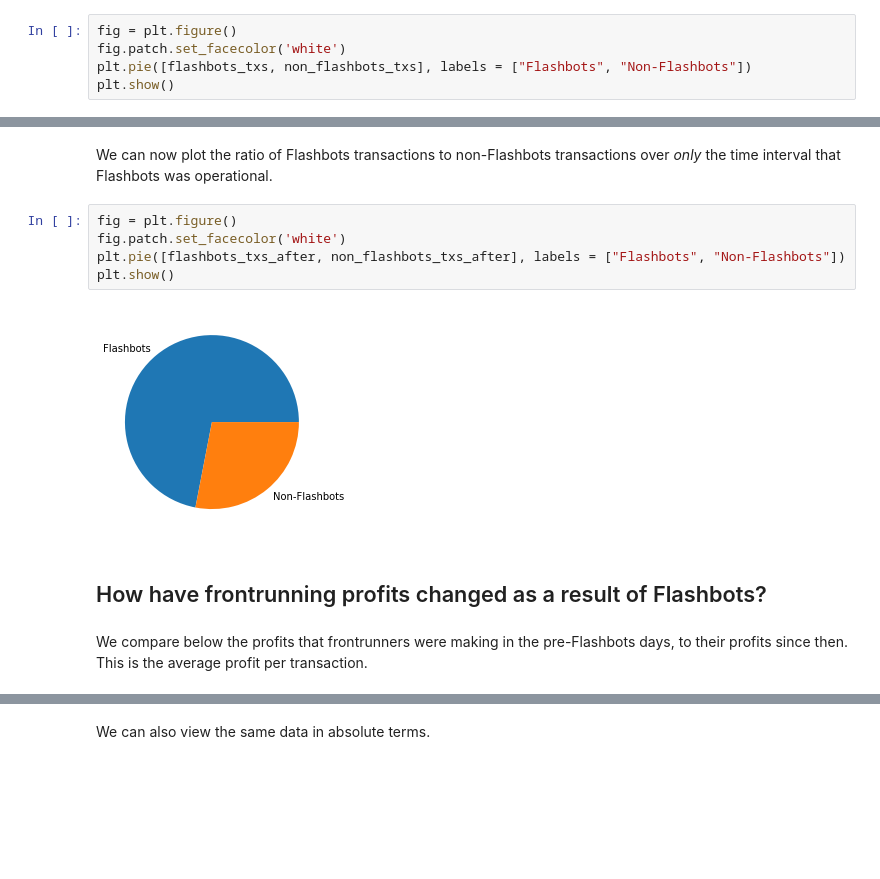
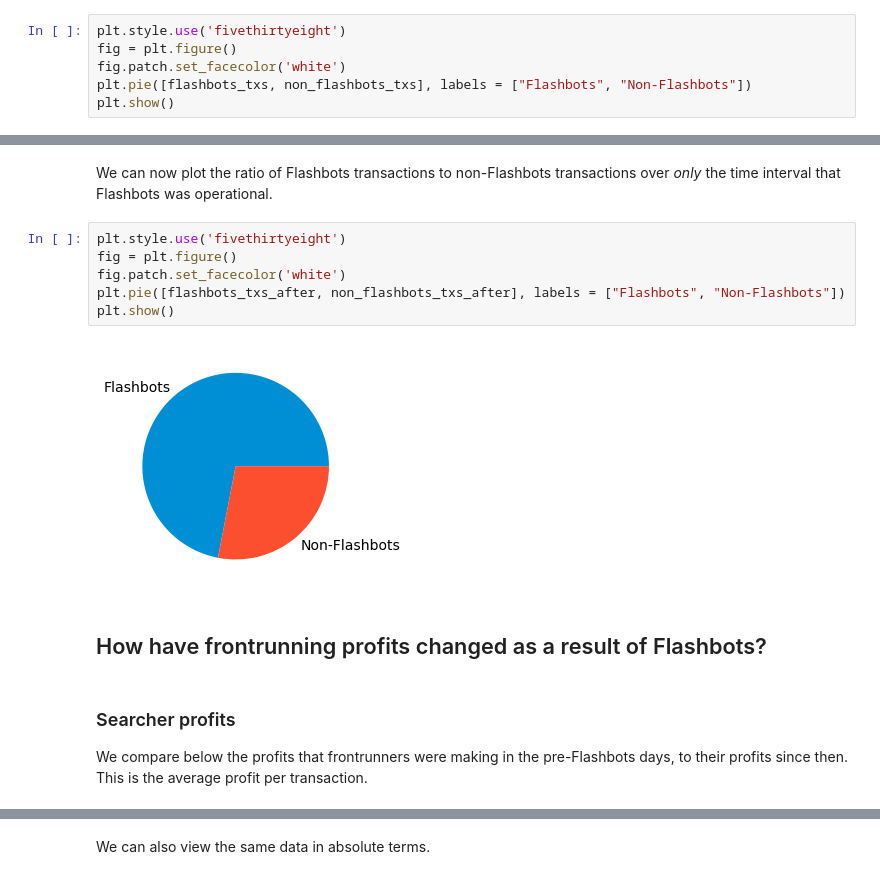
Before and after one commit to a-flashbot-in-the-pan/a-flashbot-in-the-pan, a Jupyter notebook: FlashbotsAnalysis.ipynb, the cells around one changed output, grey strips where cells are left out. Cells and saved outputs as stored; diff of their text form; blank space fills up the shorter version.

Commit message:
New plots to notebook

```diff
--- a/FlashbotsAnalysis.ipynb
+++ b/FlashbotsAnalysis.ipynb
@@ -68,6 +68,7 @@ Non-Flashbots transactions: 516402
 # %% [markdown]
 We start by plotting the ratio of Flashbots transactions to non-Flashbots transactions over the entire time interval.
 # %%
+plt.style.use('fivethirtyeight')
 fig = plt.figure()
 fig.patch.set_facecolor('white')
 plt.pie([flashbots_txs, non_flashbots_txs], labels = ["Flashbots", "Non-Flashbots"])
@@ -120,14 +121,17 @@ Non-Flashbots transactions after Flashbots began: 159912
 # %% [markdown]
 We can now plot the ratio of Flashbots transactions to non-Flashbots transactions over *only* the time interval that Flashbots was operational.
 # %%
+plt.style.use('fivethirtyeight')
 fig = plt.figure()
 fig.patch.set_facecolor('white')
 plt.pie([flashbots_txs_after, non_flashbots_txs_after], labels = ["Flashbots", "Non-Flashbots"])
 plt.show()
 # %% [output]
-[figure, old version]
+[figure, new version]
 # %% [markdown]
 ## How have frontrunning profits changed as a result of Flashbots?
 # %% [markdown]
+### Searcher profits
+
 We compare below the profits that frontrunners were making in the pre-Flashbots days, to their profits since then. This is the average profit per transaction.
 # %%
```
Also changed, not shown: parts of 17 cells of this notebook.
